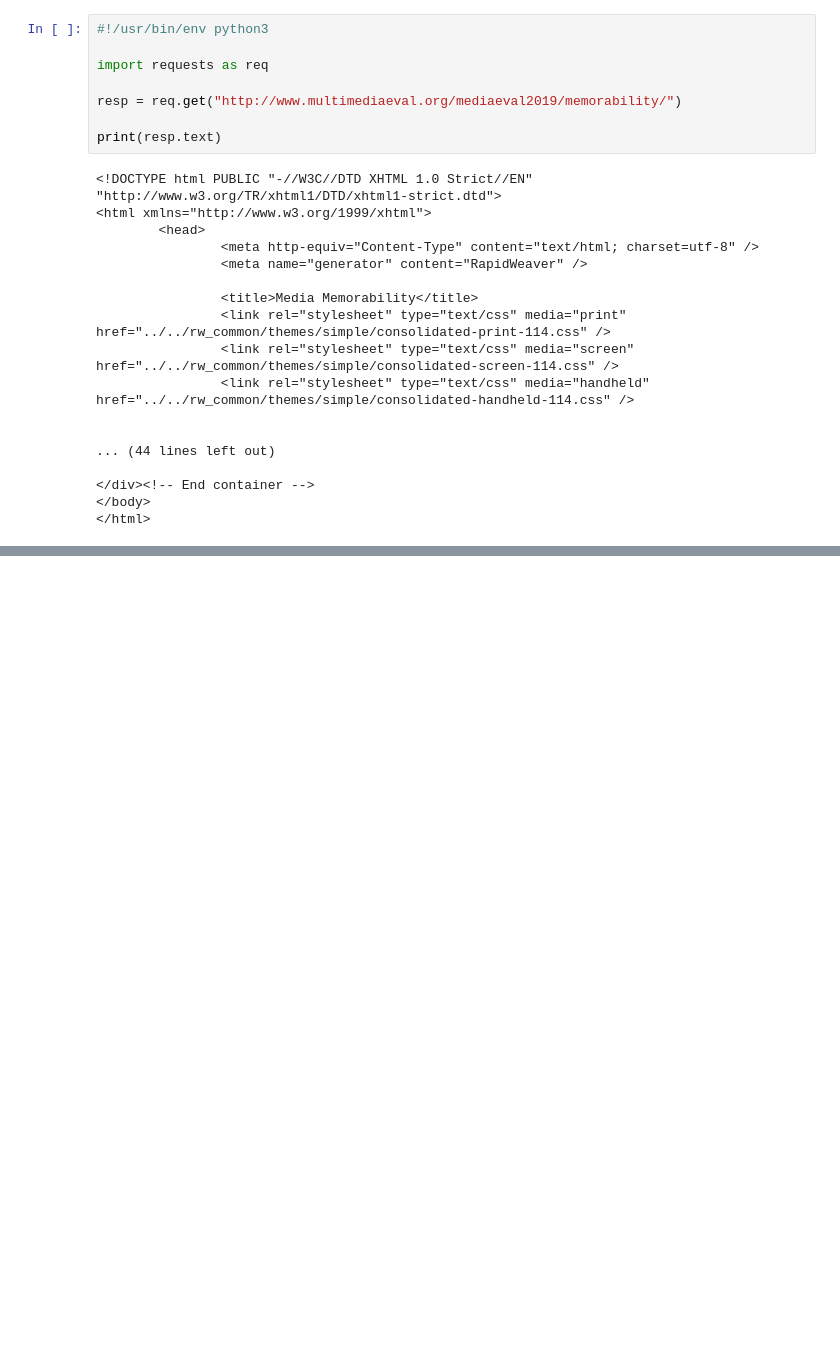
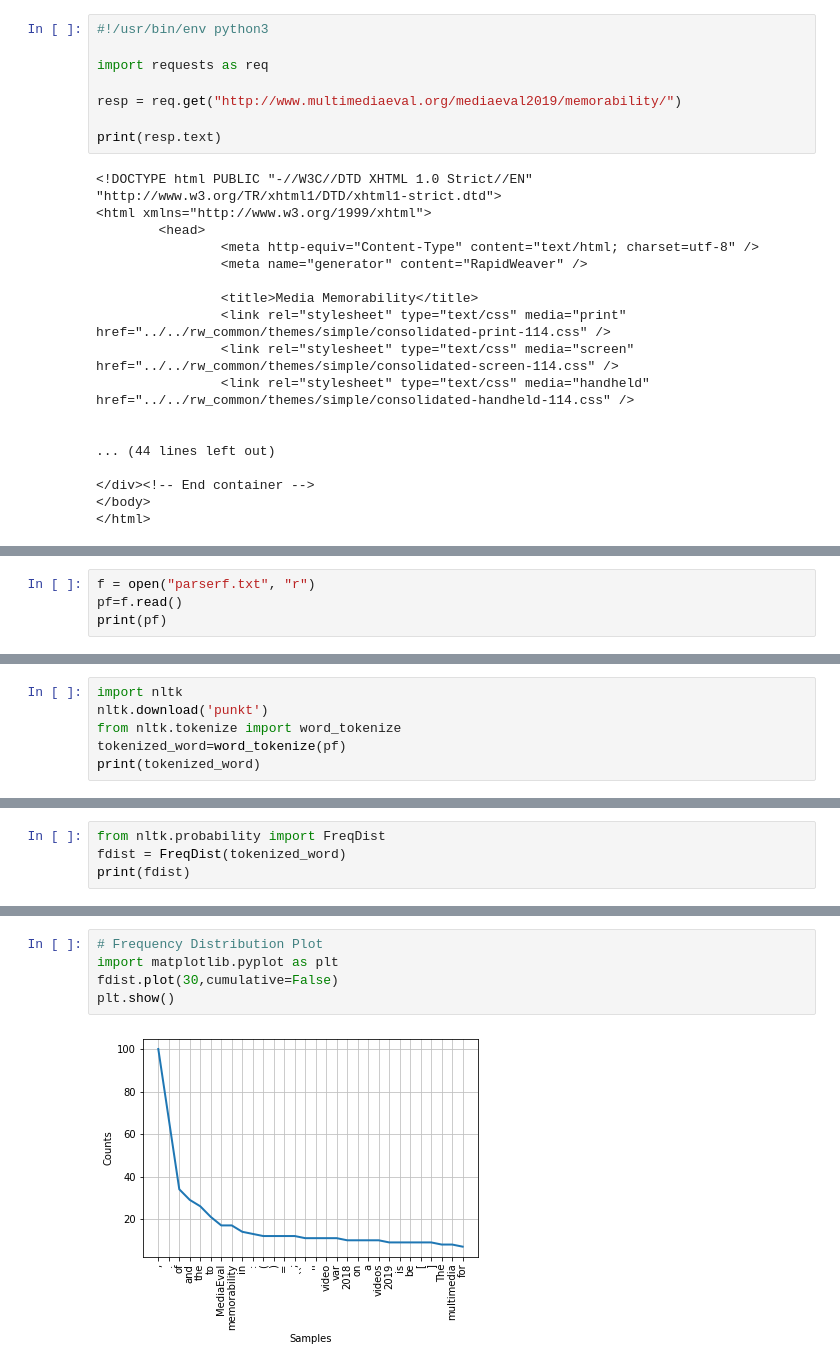
Before and after one commit to Sushila-Phogat/Data-science-with-Python, a Jupyter notebook: IR_Assignment.ipynb, the cells around one changed output, grey strips where cells are left out. Saved outputs shown, nothing was run; the diff lists cells and outputs as text; blank space fills up the shorter version.

```diff
--- a/IR_Assignment.ipynb
+++ b/IR_Assignment.ipynb
@@ -167,0 +71,4 @@ b'<!doctype html>\n<!--[if lt IE 7]>   <html class="no-js ie6 lt-ie7 lt-ie8 lt-i
+# %%
+f = open("parserf.txt", "r")
+pf=f.read()
+print(pf)
@@ -167,0 +99,6 @@ b'<!doctype html>\n<!--[if lt IE 7]>   <html class="no-js ie6 lt-ie7 lt-ie8 lt-i
+# %%
+import nltk
+nltk.download('punkt')
+from nltk.tokenize import word_tokenize
+tokenized_word=word_tokenize(pf)
+print(tokenized_word)
@@ -167,0 +109,4 @@ b'<!doctype html>\n<!--[if lt IE 7]>   <html class="no-js ie6 lt-ie7 lt-ie8 lt-i
+# %%
+from nltk.probability import FreqDist
+fdist = FreqDist(tokenized_word)
+print(fdist)
@@ -167,0 +128,7 @@ b'<!doctype html>\n<!--[if lt IE 7]>   <html class="no-js ie6 lt-ie7 lt-ie8 lt-i
+# %%
+# Frequency Distribution Plot
+import matplotlib.pyplot as plt
+fdist.plot(30,cumulative=False)
+plt.show()
+# %% [output]
+[figure, added]
```
Also changed, not shown: parts of 20 cells of this notebook.
